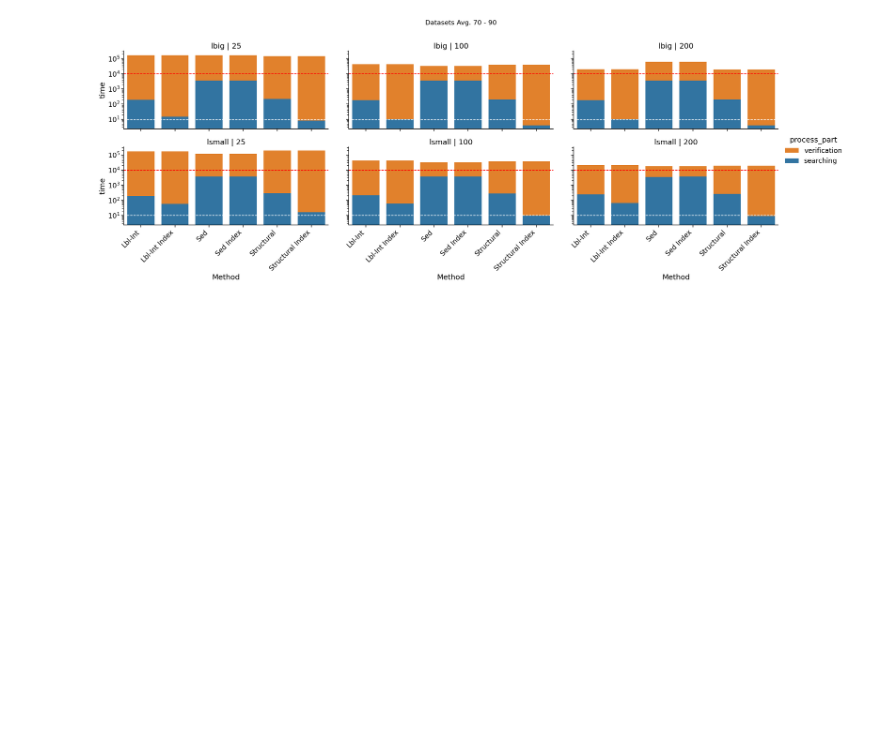
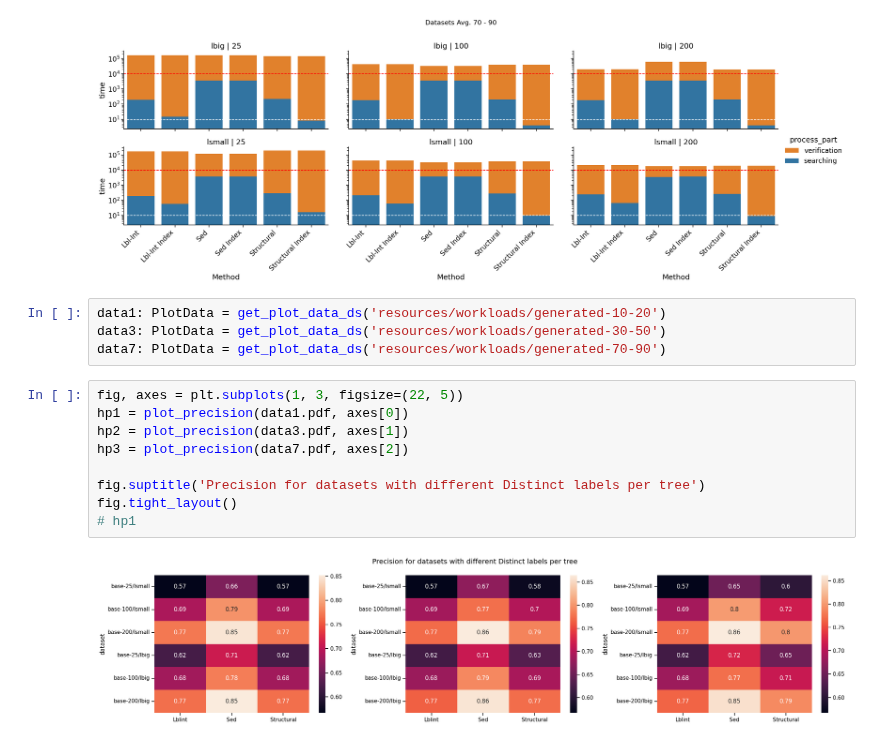
Before and after one commit to LukMRVC/tree-statistics, a Jupyter notebook: gen-datasets.ipynb, the cells around one changed output. Cells and saved outputs as stored; diff of their text form; blank space fills up the shorter version.

```diff
--- a/gen-datasets.ipynb
+++ b/gen-datasets.ipynb
@@ -480,3 +495,18 @@ plt.show()
 sns.set_context("notebook", font_scale=1)
 # %% [output]
 [figure]
+# %%
+data1: PlotData = get_plot_data_ds('resources/workloads/generated-10-20')
+data3: PlotData = get_plot_data_ds('resources/workloads/generated-30-50')
+data7: PlotData = get_plot_data_ds('resources/workloads/generated-70-90')
+# %%
+fig, axes = plt.subplots(1, 3, figsize=(22, 5))
+hp1 = plot_precision(data1.pdf, axes[0])
+hp2 = plot_precision(data3.pdf, axes[1])
+hp3 = plot_precision(data7.pdf, axes[2])
+
+fig.suptitle('Precision for datasets with different Distinct labels per tree')
+fig.tight_layout()
+# hp1
+# %% [output]
+[figure, added]
```
Also changed, not shown: parts of 4 cells of this notebook.
